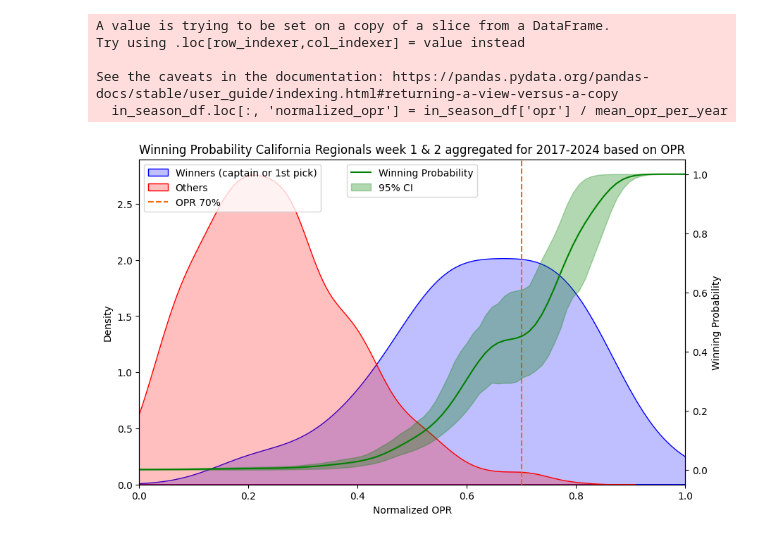
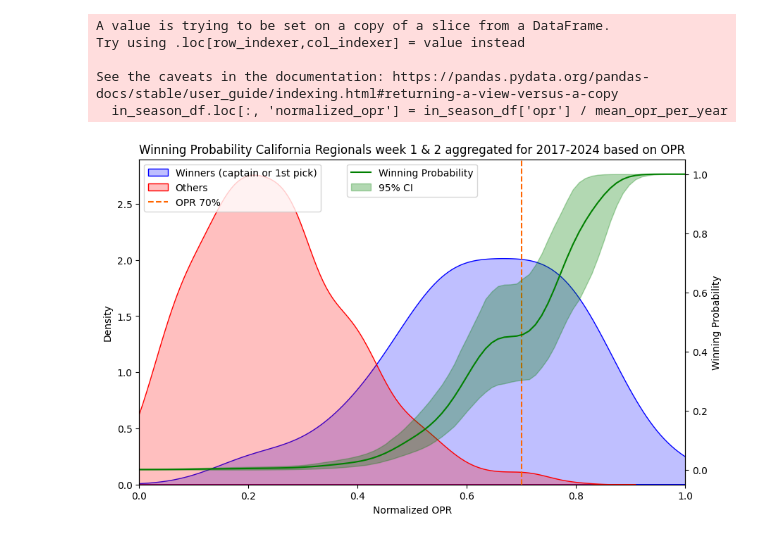
Before and after one commit to Bjorn4481/X--rule-data, a Jupyter notebook: Analysis.ipynb, the cells around one changed output. Cells and saved outputs as stored; diff of their text form; code cells hidden in the pictures.

```diff
--- a/Analysis.ipynb
+++ b/Analysis.ipynb
@@ -106,32 +106,32 @@ def plot_opr_distribution_with_bootstrap(df, n_bootstrap=1000):
 
     # Add vertical line for OPR target
     ax1.axvline(round(opr_target, 2), color='#ff6600', linestyle='--', label='OPR 70%')
 
     # Add labels and title
     ax1.set_xlabel('Normalized OPR')
     ax1.set_ylabel('Density')
     #ax1.set_title('Distribution of Normalized OPR in {}'.format(years))
     ax1.set_title('Winning Probability California Regionals week 1 & 2 aggregated for 2017-2024 based on OPR')
 
     # Add a legend
     ax1.legend(loc='upper left')
 
     # Limit the x-axis to 1.0
     ax1.set_xlim(0, 1.0)
 
     # Create a second y-axis for the winning probability
     ax2 = ax1.twinx()
     ax2.plot(opr_values, mean_probability_winning, color='g', label='Winning Probability')
     ax2.fill_between(opr_values, lower_ci, upper_ci, color='g', alpha=0.3, label='95% CI')
     ax2.set_ylabel('Winning Probability')
 
     # Add a legend for the second y-axis
     ax2.legend(loc='upper center')
 
     # Show the plot
     plt.show()
 
 # Example usage:
-plot_opr_distribution_with_bootstrap(get_df(weeks=[0,1], state_prov='CA'), n_bootstrap=100)
+plot_opr_distribution_with_bootstrap(get_df(weeks=[0,1], state_prov='CA'), n_bootstrap=1000)
 # %% [output]
-[figure, old version]
+[figure, new version]
```
Also changed, not shown: parts of 1 cell of this notebook.
